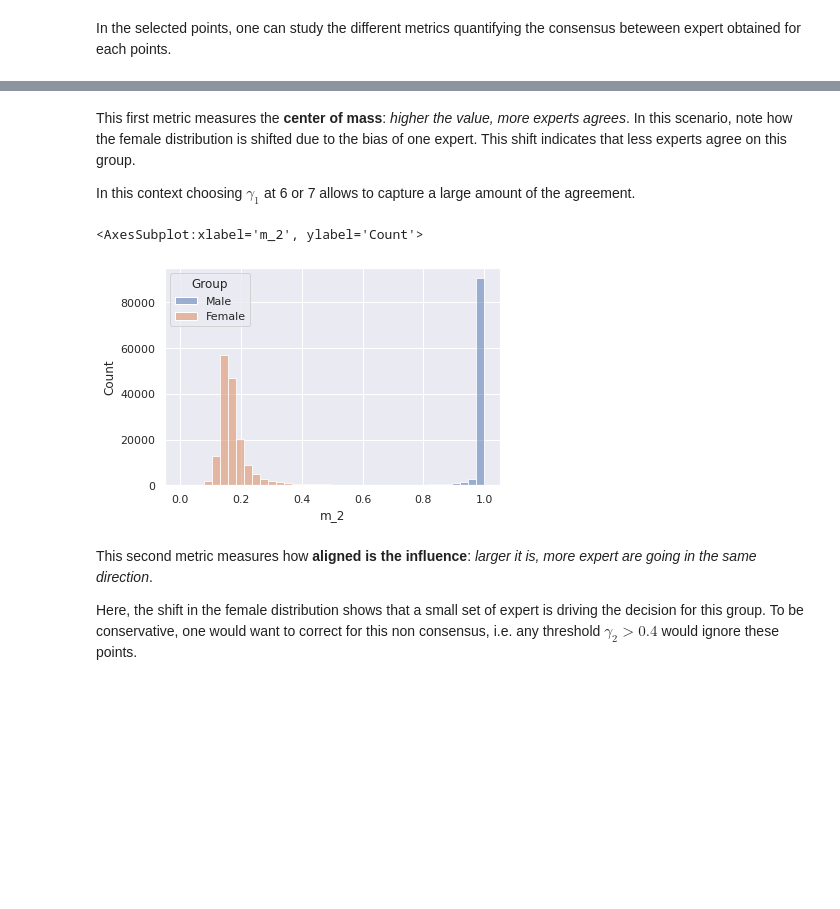
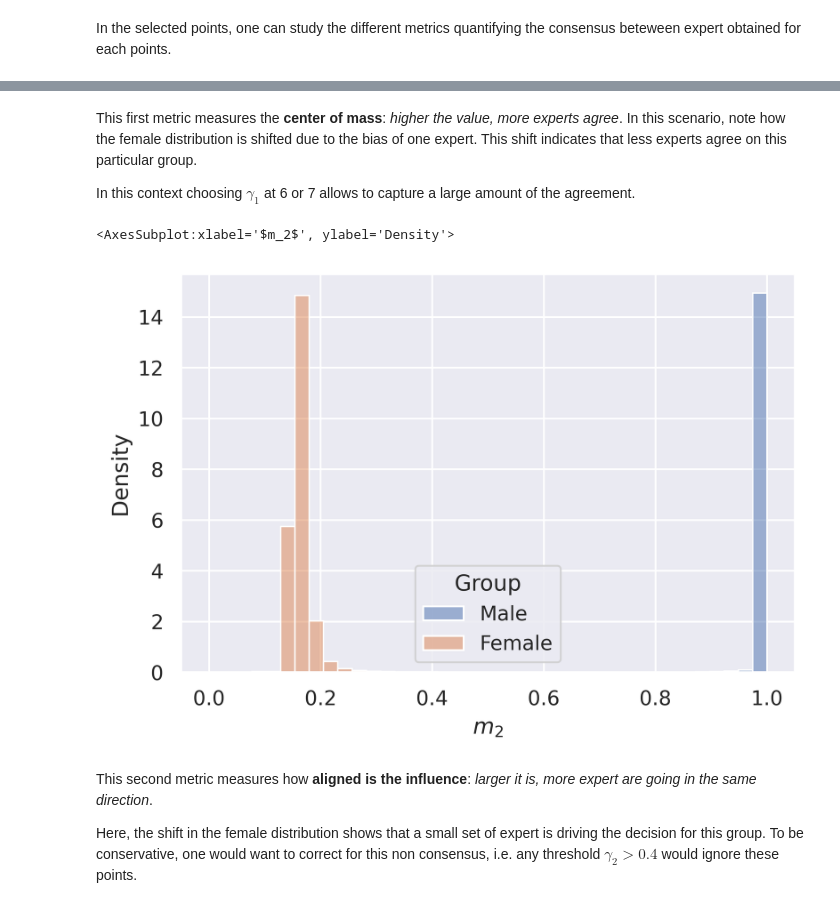
Before and after one commit to mariadea/influence-labelers, a Jupyter notebook: example/Tutorial.ipynb, the cells around one changed output, grey strips where cells are left out. Saved outputs shown, nothing was run; the diff lists cells and outputs as text; code cells hidden in the pictures; blank space fills up the shorter version.

```diff
--- a/example/Tutorial.ipynb
+++ b/example/Tutorial.ipynb
@@ -132,13 +133,13 @@ sns.histplot(x ='m_1', hue = 'Group', data = pd.concat([cov_train.Group.replace(
 # %% [markdown]
-This first metric measures the **center of mass**: *higher the value, more experts agrees*. In this scenario, note how the female distribution is shifted due to the bias of one expert. This shift indicates that less experts agree on this group.
+This first metric measures the **center of mass**: *higher the value, more experts agree*. In this scenario, note how the female distribution is shifted due to the bias of one expert. This shift indicates that less experts agree on this particular group.
 
 In this context choosing $\gamma_1$ at 6 or 7 allows to capture a large amount of the agreement.
 # %%
-m2_series = pd.Series(opposing_metric, index = cov_train.index, name = 'm_2')
-sns.histplot(x ='m_2', hue = 'Group', data = pd.concat([cov_train.Group.replace({0: 'Male', 1: 'Female'}), m2_series], 1)[high_conf])
+m2_series = pd.Series(opposing_metric, index = cov_train.index, name = '$m_2$')
+sns.histplot(x ='$m_2$', hue = 'Group', data = pd.concat([cov_train.Group.replace({0: 'Male', 1: 'Female'}), m2_series], 1)[high_conf], stat = "density")
 # %% [output]
-<AxesSubplot:xlabel='m_2', ylabel='Count'>
+<AxesSubplot:xlabel='$m_2$', ylabel='Density'>
-[figure, old version]
+[figure, new version]
 # %% [markdown]
 This second metric measures how **aligned is the influence**: *larger it is, more expert are going in the same direction*.
 
```
Also changed, not shown: parts of 19 cells of this notebook, 1 other file.
